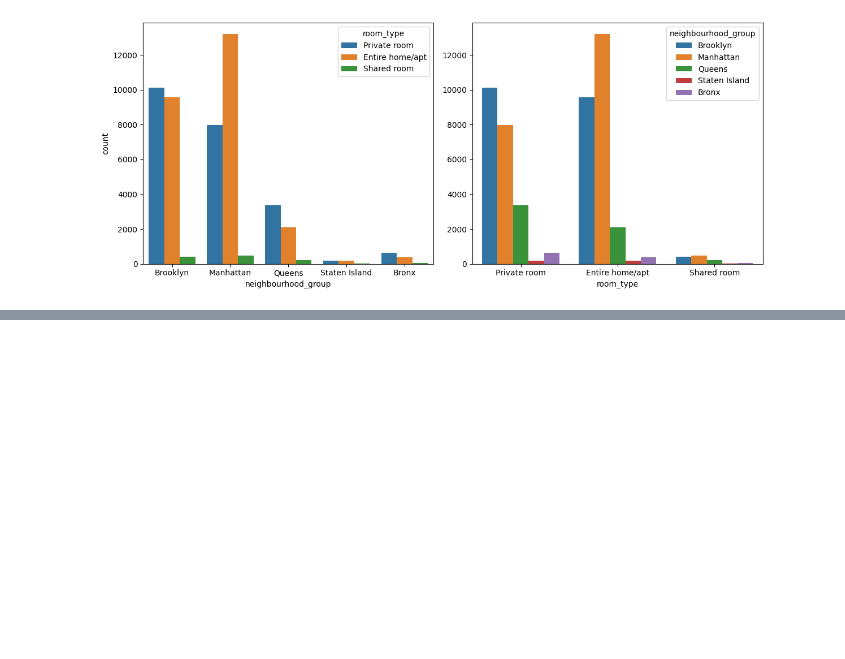
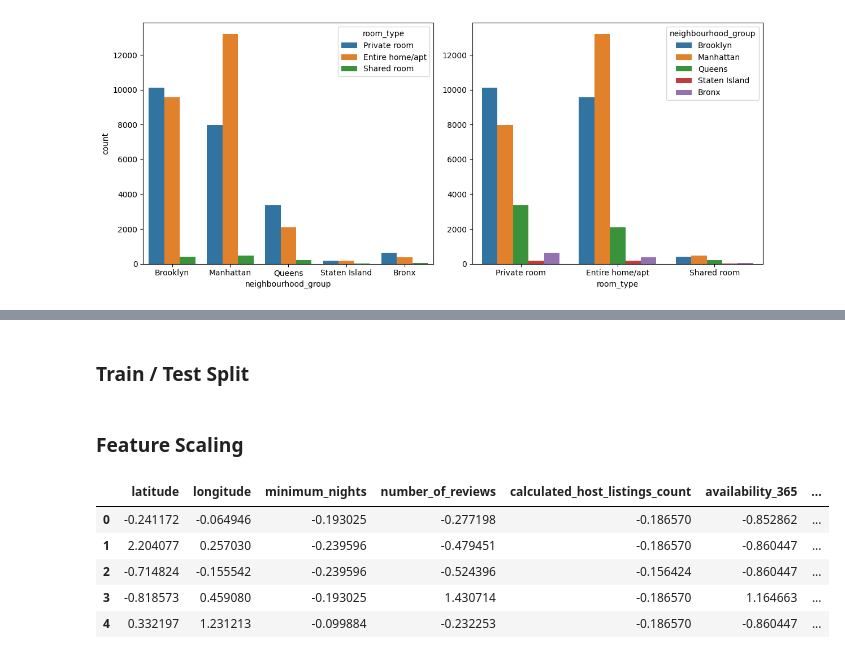
Before and after one commit to 4GeeksAcademy/josefina-aispuro-merelles-machine-learning, a Jupyter notebook: src/00-eda-airbnb-ny.ipynb, the cells around one changed output, grey strips where cells are left out. Cells and saved outputs as stored; diff of their text form; code cells hidden in the pictures; blank space fills up the shorter version.

```diff
--- a/src/00-eda-airbnb-ny.ipynb
+++ b/src/00-eda-airbnb-ny.ipynb
@@ -222,0 +258,30 @@ plt.show()
+# %% [markdown]
+### Train / Test Split
+# %%
+# Define X (features) and y (target)
+X = df_encoded.drop(columns = ["price"], axis = 1)
+y = df_encoded["price"]
+
+# Split
+X_train, X_test, y_train, y_test = train_test_split(X, y, test_size = 0.2, random_state = 42)
+# %% [markdown]
+### Feature Scaling
+# %%
+# Standard Scaler
+scaler = StandardScaler()
+scaler.fit(X_train)
+X_train_scaled = scaler.transform(X_train)
+X_test_scaled = scaler.transform(X_test)
+# %%
+# Scaled DataFrame
+X_train_scaled_df = pd.DataFrame(X_train_scaled, columns = X_train.columns).reset_index(drop = True)
+X_test_scaled_df  = pd.DataFrame(X_test_scaled, columns = X_test.columns).reset_index(drop = True)
+# %%
+X_train_scaled_df.head()
+# %% [output]
+|  | latitude | longitude | minimum_nights | number_of_reviews | calculated_host_listings_count | availability_365 | ... |
+| 0 | -0.241172 | -0.064946 | -0.193025 | -0.277198 | -0.186570 | -0.852862 | ... |
+| 1 | 2.204077 | 0.257030 | -0.239596 | -0.479451 | -0.186570 | -0.860447 | ... |
+| 2 | -0.714824 | -0.155542 | -0.239596 | -0.524396 | -0.156424 | -0.860447 | ... |
+| 3 | -0.818573 | 0.459080 | -0.193025 | 1.430714 | -0.186570 | 1.164663 | ... |
+| 4 | 0.332197 | 1.231213 | -0.099884 | -0.232253 | -0.186570 | -0.860447 | ... |
```
Also changed, not shown: parts of 11 cells of this notebook.
